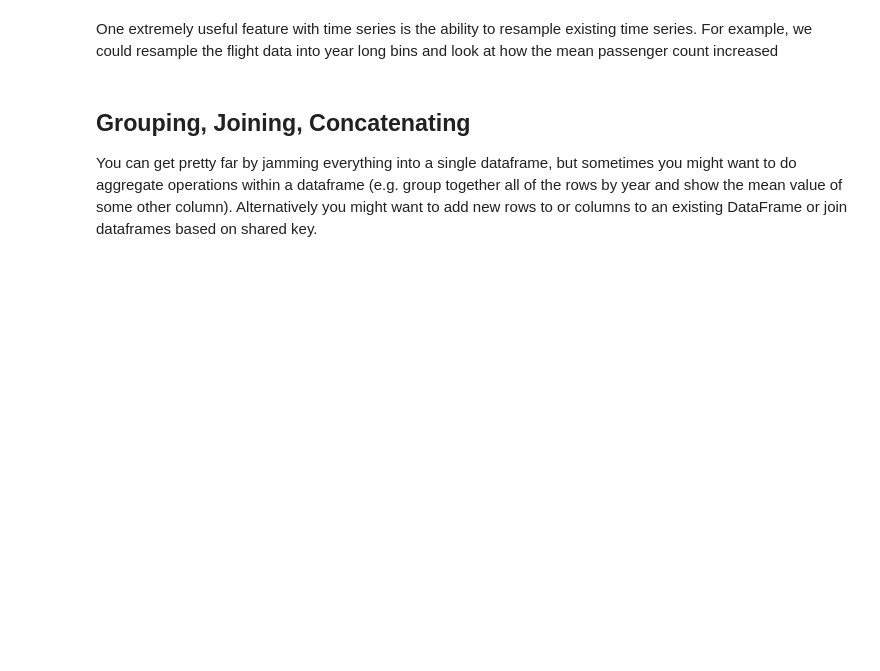
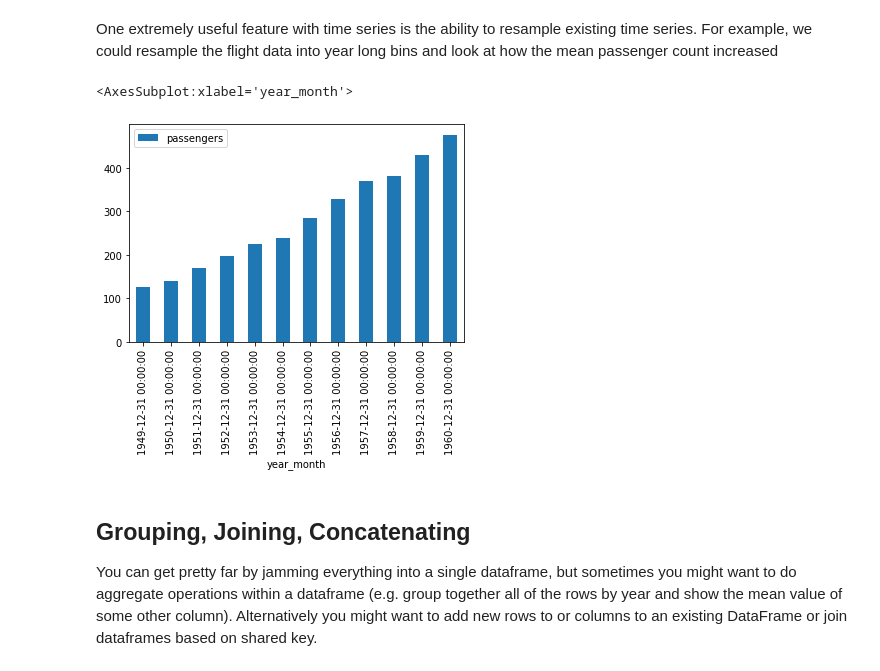
Before and after one commit to dtrad/ds211_course, a Jupyter notebook: PandasIntro.ipynb, the cells around one changed output. Cells and saved outputs as stored; diff of their text form; code cells hidden in the pictures; blank space fills up the shorter version.

```diff
--- a/PandasIntro.ipynb
+++ b/PandasIntro.ipynb
@@ -506,6 +546,10 @@ Timestamp objects can also deal with arithmetic
 One extremely useful feature with time series is the ability to resample existing time series. For example, we could resample the flight data into year long bins and look at how the mean passenger count increased
 # %%
 # Resample flightsDF as yearly data, find the mean number of passengers and do another bar plot
+flightsDF.resample('Y').mean().plot(kind='bar')
+# %% [output]
+<AxesSubplot:xlabel='year_month'>
+[figure, added]
 # %% [markdown]
 ## Grouping, Joining, Concatenating
 
```
Also changed, not shown: parts of 14 cells of this notebook.
